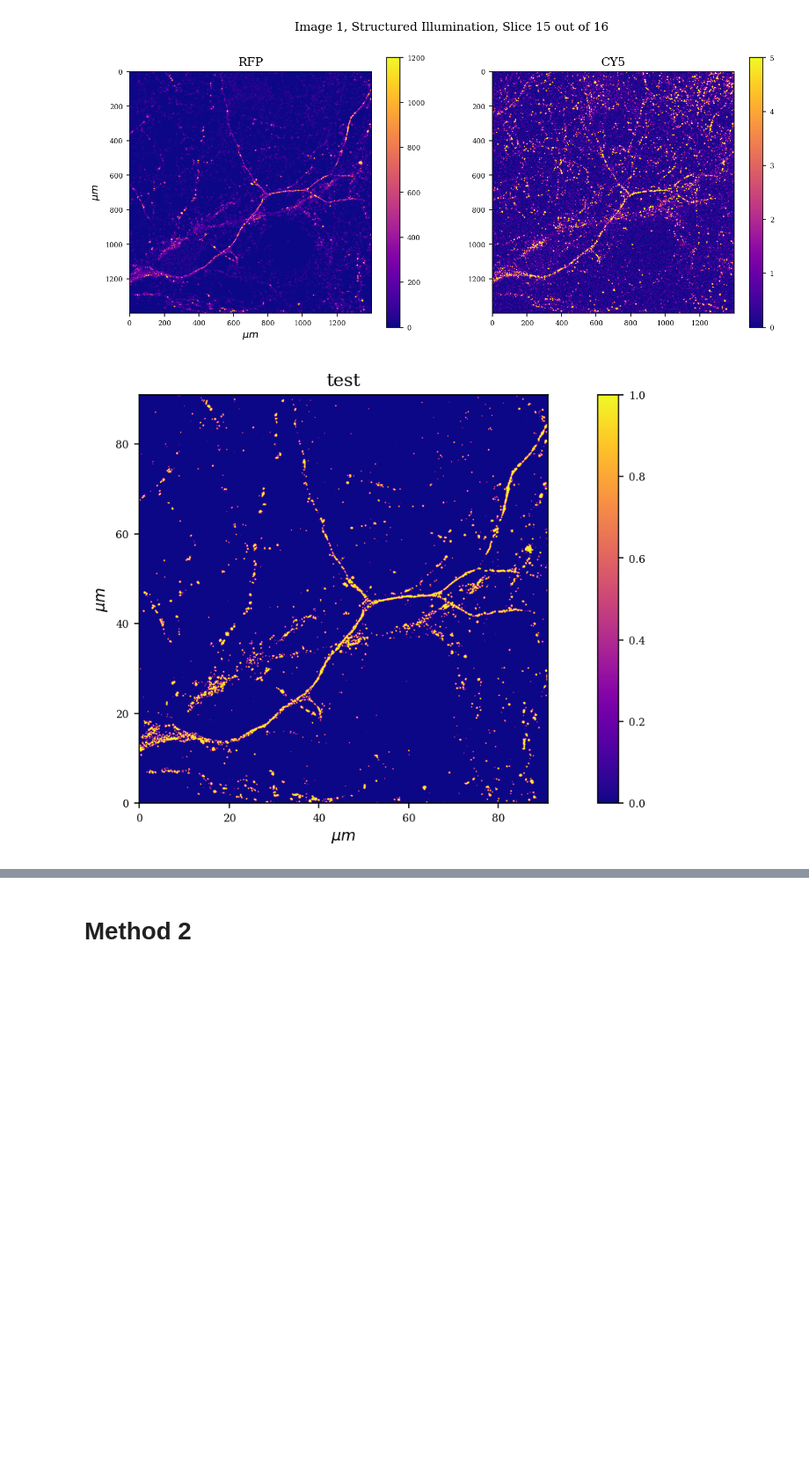
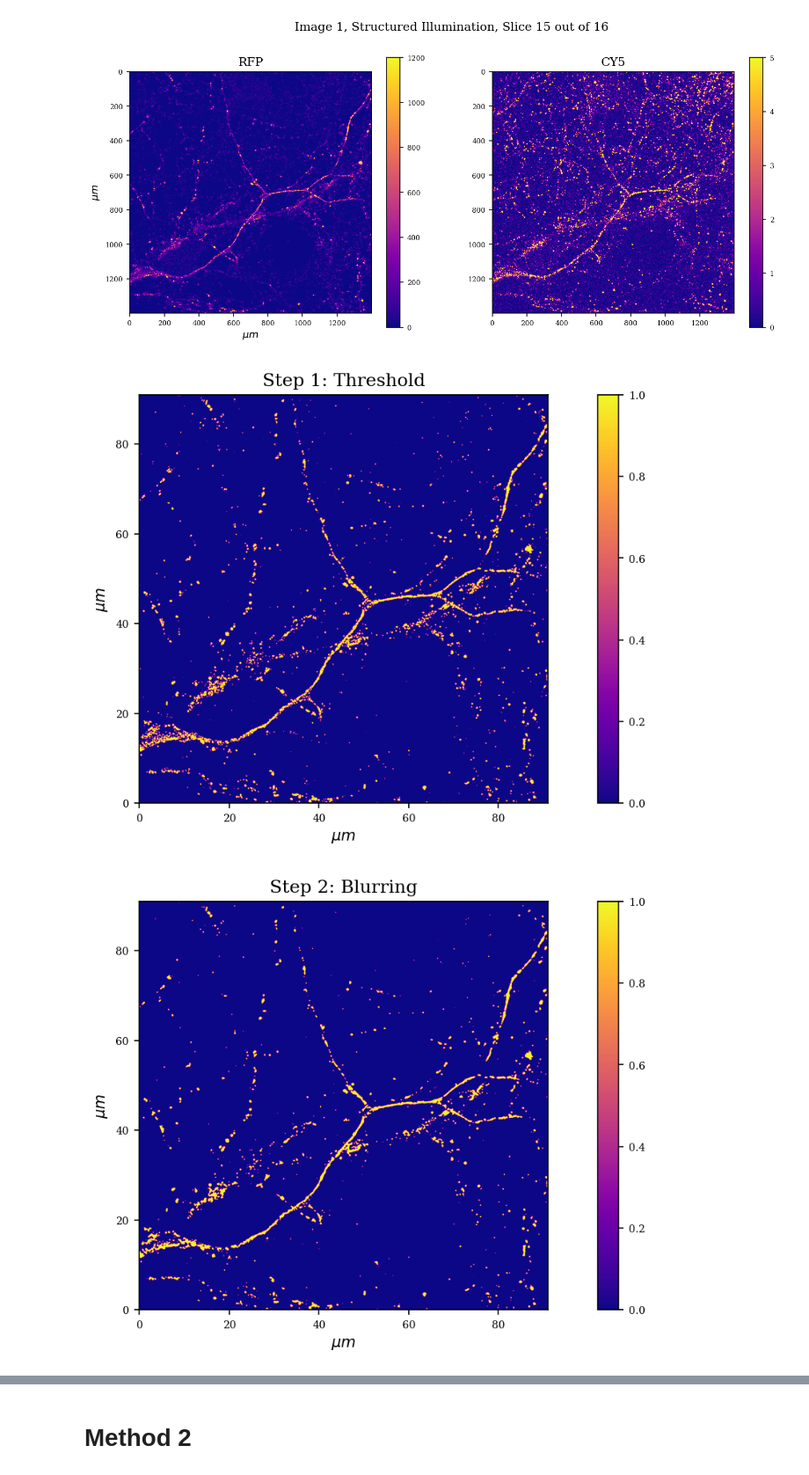
Before and after one commit to leonardocattarin/NeuronConnectivity, a Jupyter notebook: Microscopy_analysis.ipynb, the cells around one changed output, grey strips where cells are left out. Shown at 88% size. Cells and saved outputs as stored; diff of their text form; code cells hidden in the pictures; blank space fills up the shorter version.

```diff
--- a/Microscopy_analysis.ipynb
+++ b/Microscopy_analysis.ipynb
@@ -117,29 +117,41 @@ CY5 max camera value, layer  14 : 55
 [figure]
 # %%
 img = cv_img_2_str_RFP[n_img]
-# %%
-ret,temp_img = cv.threshold(img, 250, 1, cv.THRESH_BINARY)
-
-plot_custom(temp_img,"test")
-plt.savefig("img/test.png")
-# %% [output]
-[figure, removed]
 # %%
+ret,temp_img = cv.threshold(img, 250, 1, cv.THRESH_BINARY)
+
+plot_custom(temp_img,"Step 1: Threshold")
+plt.savefig("img/threshold.png")
+
 #median blurring
 temp_img = cv.medianBlur(temp_img,5)
+
+plot_custom(temp_img,"Step 2: Blurring")
+plt.savefig("img/threshold.png")
 
 
 #Closure
 kernel_cl1 = np.ones((12,12),np.uint8)
 temp_img = cv.morphologyEx(temp_img, cv.MORPH_CLOSE, kernel_cl1)
 
+plot_custom(temp_img,"Step 3: Closure")
+plt.savefig("img/threshold.png")
 
 #Dilation
 kernel_dil = np.ones((6,6),np.uint8)
 temp_img = cv.dilate(temp_img,kernel_dil,iterations = 1)
 
+plot_custom(temp_img,"Step 4: Dilation")
+plt.savefig("img/threshold.png")
+
 #Connected component analysis
 final_component = funcs.get_biggest_object(temp_img)
 
+plot_custom(final_component,"Step 5: Connencted component identification")
+plt.savefig("img/threshold.png")
+
 
 final_processed = final_component * img
+# %% [output]
+[figure, added]
+[figure, added]
```
Also changed, not shown: parts of 2 cells of this notebook, 1 other file.
